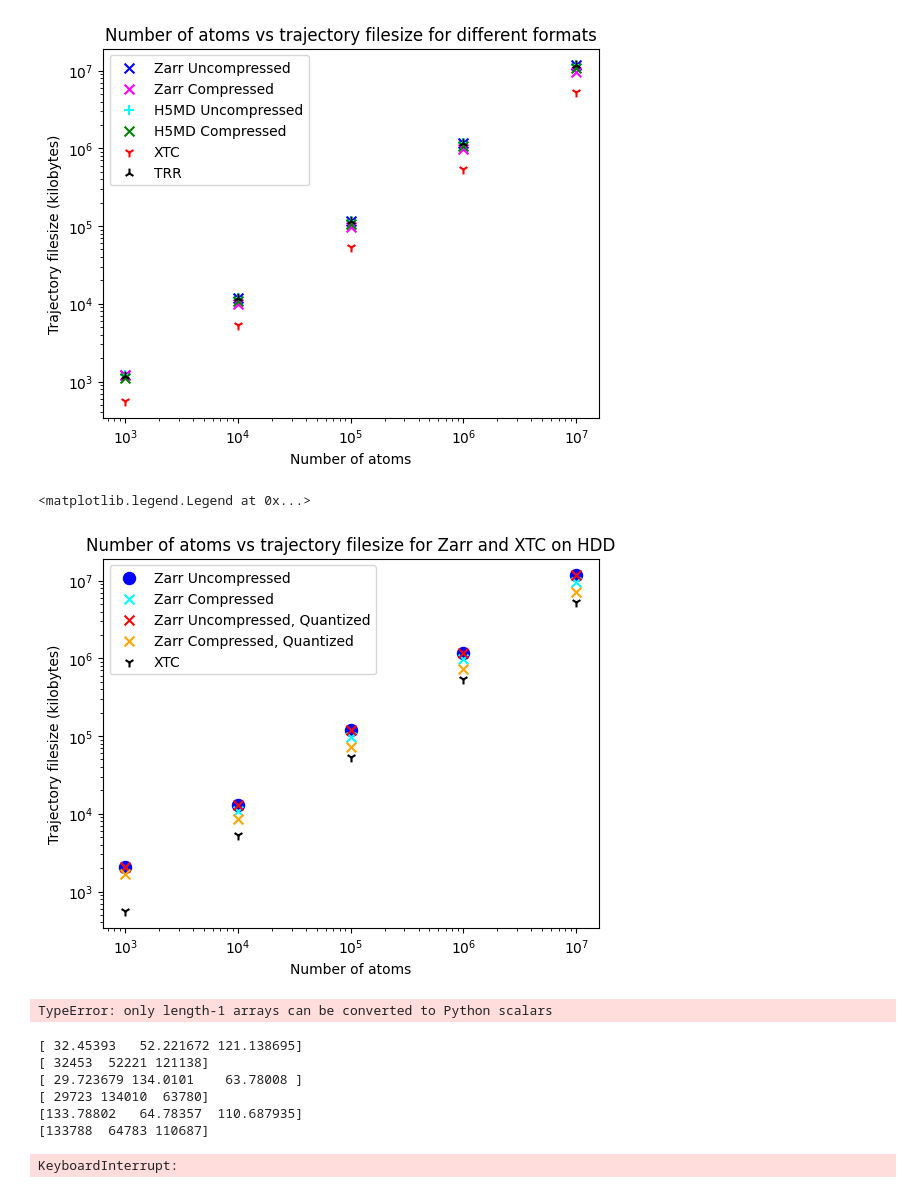
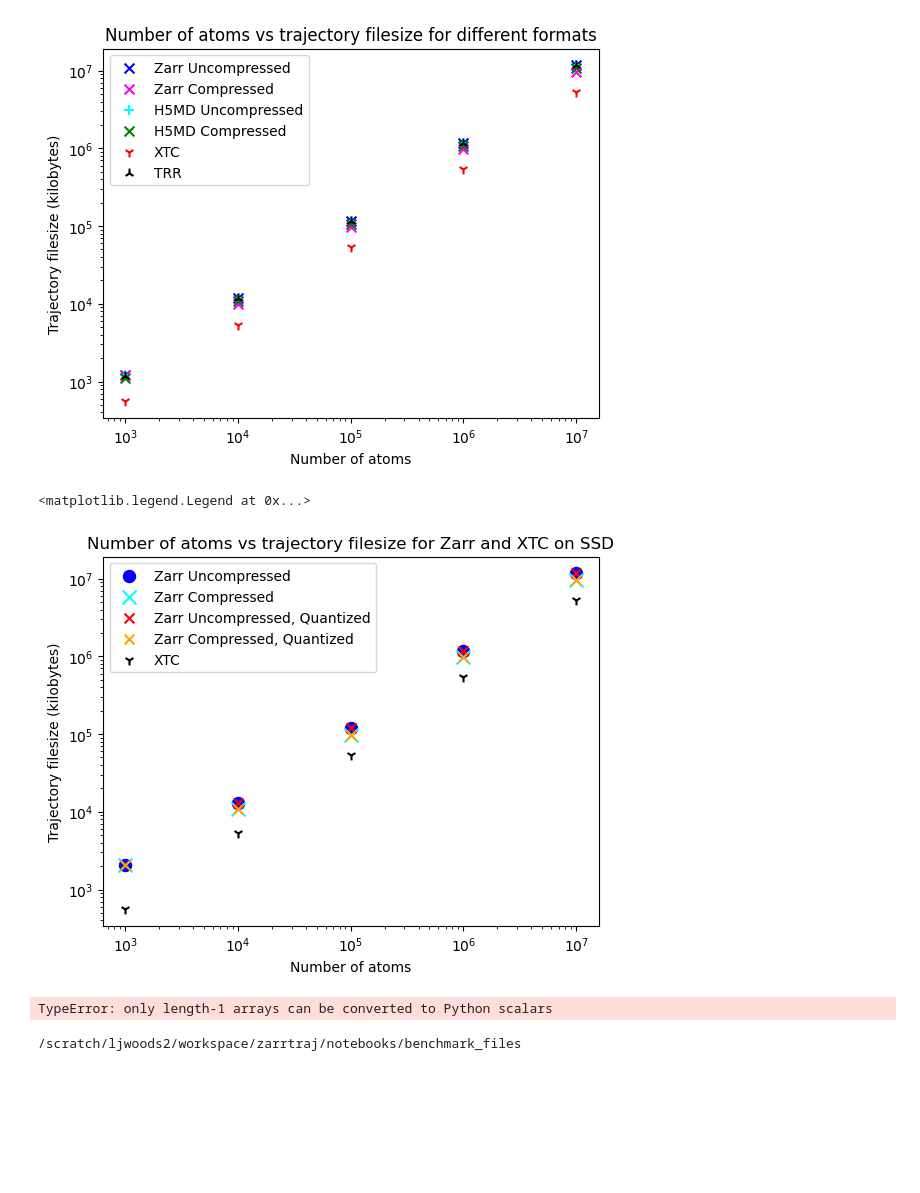
Before and after one commit to Becksteinlab/zarrtraj, a Jupyter notebook: notebooks/format_comparison_benchmark.ipynb, the cells around one changed output. Drawn from its saved outputs; the diff is of its cells as text; code cells hidden in the pictures; blank space fills up the shorter version.

Commit message:
New benchmarks

```diff
--- a/notebooks/format_comparison_benchmark.ipynb
+++ b/notebooks/format_comparison_benchmark.ipynb
@@ -40,7 +41,7 @@ def filesize(filename):
 def exponential_range(start, stop, step):
     return [pow(10, i) for i in range(start, stop, step)]
 # %%
-filters = [numcodecs.Quantize(digits=6, dtype='i4')]
+filters = [numcodecs.Quantize(digits=6, dtype='f4')]
 compressor = numcodecs.Blosc(cname='zstd', clevel=9)
 compressor2 = numcodecs.Blosc(cname='zstd', clevel=0)
 
@@ -69,11 +70,11 @@ for i in range(3, 8):
     with mda.Writer(z4, n_atoms, format='ZARRTRAJ', mode='w', compressor=compressor2) as w:
         for ts in u.trajectory:
             w.write(u.atoms)
-"""
+
     with mda.Writer(f"10e{i}_xtc.xtc", n_atoms) as w:
         for ts in u.trajectory:
             w.write(u.atoms)
-
+"""
     with mda.Writer(f"10e{i}_trr.trr", n_atoms) as w:
         for ts in u.trajectory:
             w.write(u.atoms)
@@ -144,36 +145,36 @@ n = np.logspace(3, 7, 5)
 
 x_filesize = []
 z_f_filesize = []
 z_c_f_filesize = []
 z_filesize = []
 z_c_filesize = []
 
 
 for i in range(3, 8, 1):
     x_filesize.append(filesize(f'10e{i}_xtc.xtc'))
     z_filesize.append(filesize(f'10e{i}_zarr_un.zarr'))
     z_c_filesize.append(filesize(f'10e{i}_zarr_c.zarr'))
     z_f_filesize.append(filesize(f'10e{i}_zarr_un_f.zarr'))
     z_c_f_filesize.append(filesize(f'10e{i}_zarr_c_f.zarr'))
 
 # Graph zarrtraj size vs h5 size
-plt.title('Number of atoms vs trajectory filesize for Zarr and XTC on HDD')
+plt.title('Number of atoms vs trajectory filesize for Zarr and XTC on SSD')
 plt.xlabel('Number of atoms')
 plt.ylabel('Trajectory filesize (kilobytes)')
 plt.xscale('log')
 plt.yscale('log')
 
 plt.scatter(n, z_filesize, c='blue', s=75, label="Zarr Uncompressed", marker='o')
-plt.scatter(n, z_c_filesize, c='cyan', s=50, label="Zarr Compressed", marker='x')
+plt.scatter(n, z_c_filesize, c='cyan', s=100, label="Zarr Compressed", marker='x')
 plt.scatter(n, z_f_filesize, c='red', s=50, label="Zarr Uncompressed, Quantized", marker='x')
 plt.scatter(n, z_c_f_filesize, c='orange', s=50, label="Zarr Compressed, Quantized", marker='x')
 plt.scatter(n, x_filesize, c='black', s=50, label="XTC", marker='1')
 
 
 plt.legend()
 # %% [output]
 <matplotlib.legend.Legend at 0x...>
-[figure, old version]
+[figure, new version]
 # %%
 # YIIP size and iteration time tests
 compressor = numcodecs.Blosc(cname='zstd', clevel=9)
@@ -210,28 +211,16 @@ root2.create_dataset('positions', data=positions,
 TypeError: only length-1 arrays can be converted to Python scalars
 # %%
 filters = [numcodecs.Quantize(digits=3, dtype='f4')]
+compressor = numcodecs.Blosc(cname='zstd', clevel=9)
 
 z = zarr.open_group('test.zarr', 'w')
-z.require_dataset('test', 10, filters=filters)
-z['test'] = np.random.random_sample(10)
+z.require_dataset('test', 10000000, filters=filters, compressor=compressor)
+z['test'] = np.random.random_sample(size=10000000)
 
 z2 = zarr.open_group('test2.zarr', 'w')
-z2.require_dataset('test', 10)
-z2['test'] = np.random.random_sample(10)
+z2.require_dataset('test', 10000000)
+z2['test'] = np.random.random_sample(size=10000000)
+
+print(os.getcwd())
+# %% [output]
+/scratch/ljwoods2/workspace/zarrtraj/notebooks/benchmark_files
-# %%
-for i in range(3, 8):
-    n_atoms = pow(10, i)
-    traj = generate_traj(n_atoms)
-    print(traj[0][0])
-    for i in range(traj.shape[2]):
-        traj[:, :, i] *= 1000
-    traj = traj.astype('i')
-    print(traj[0][0])
-# %% [output]
-[ 32.45393   52.221672 121.138695]
-[ 32453  52221 121138]
-[ 29.723679 134.0101    63.78008 ]
-[ 29723 134010  63780]
-[133.78802   64.78357  110.687935]
-[133788  64783 110687]
-KeyboardInterrupt:
```
Also changed, not shown: parts of 3 cells of this notebook, 1 other file.
